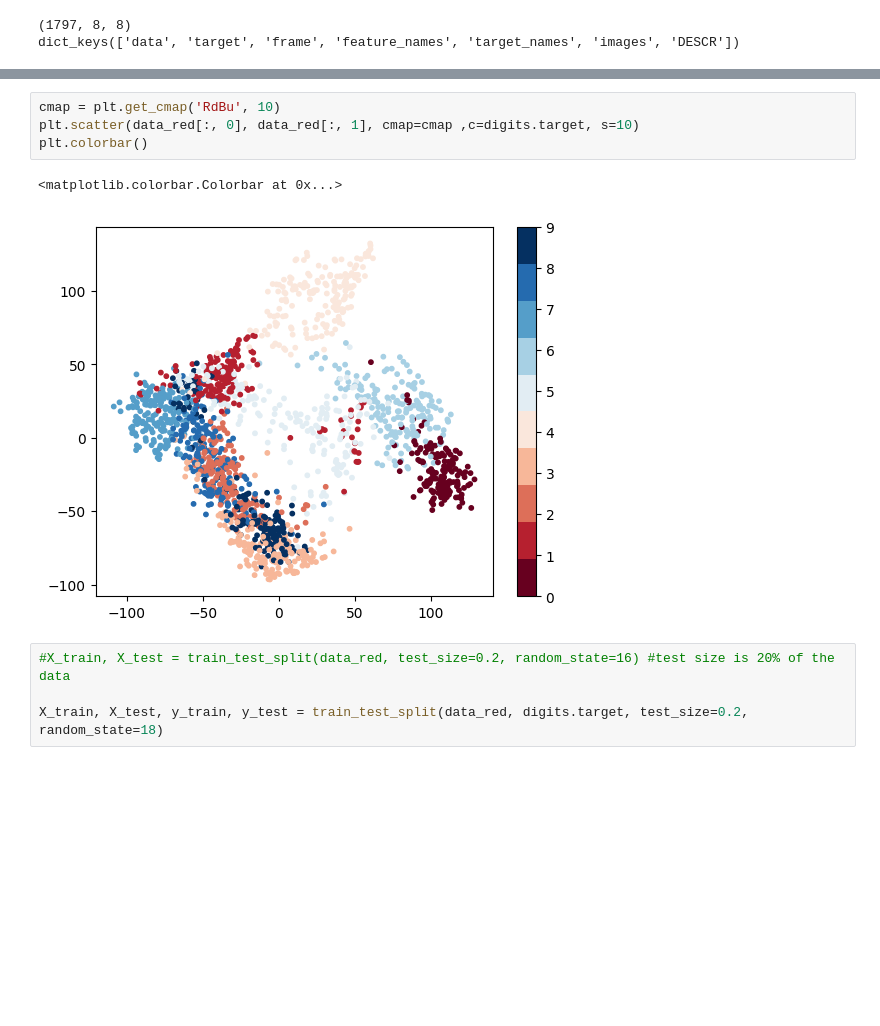
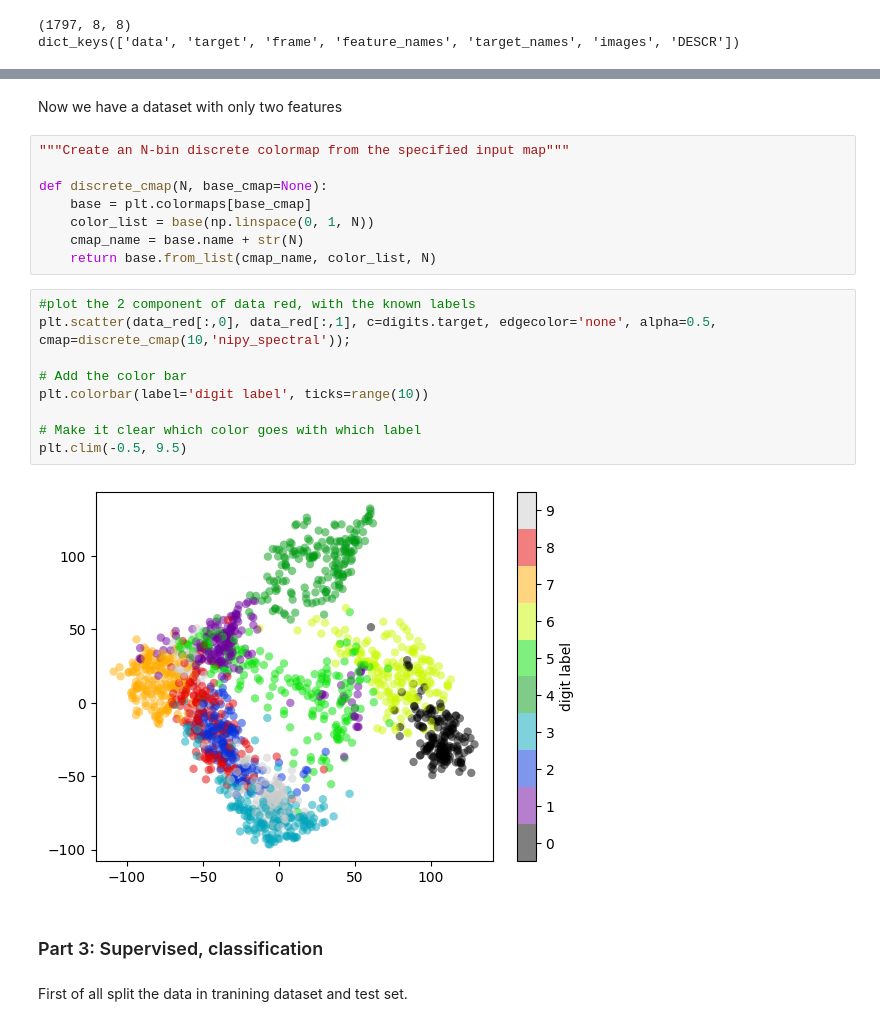
Before and after one commit to Sofiadossena/astrostatistics_bicocca_2025, a Jupyter notebook: working/13_Digits.ipynb, the cells around one changed output, grey strips where cells are left out. Cells and saved outputs as stored; diff of their text form; blank space fills up the shorter version.

```diff
--- a/working/13_Digits.ipynb
+++ b/working/13_Digits.ipynb
@@ -69,11 +71,25 @@ data_red.shape
-# %%
-cmap = plt.get_cmap('RdBu', 10)
-plt.scatter(data_red[:, 0], data_red[:, 1], cmap=cmap ,c=digits.target, s=10)
-plt.colorbar()
-# %% [output]
-<matplotlib.colorbar.Colorbar at 0x...>
-[figure, removed]
-# %%
-#X_train, X_test = train_test_split(data_red, test_size=0.2, random_state=16) #test size is 20% of the data
-
-X_train, X_test, y_train, y_test = train_test_split(data_red, digits.target, test_size=0.2, random_state=18)
+# %% [markdown]
+Now we have a dataset with only two features
+# %%
+"""Create an N-bin discrete colormap from the specified input map"""
+
+def discrete_cmap(N, base_cmap=None):
+    base = plt.colormaps[base_cmap]
+    color_list = base(np.linspace(0, 1, N))
+    cmap_name = base.name + str(N)
+    return base.from_list(cmap_name, color_list, N)
+# %%
+#plot the 2 component of data red, with the known labels
+plt.scatter(data_red[:,0], data_red[:,1], c=digits.target, edgecolor='none', alpha=0.5, cmap=discrete_cmap(10,'nipy_spectral'));
+
+# Add the color bar
+plt.colorbar(label='digit label', ticks=range(10))
+
+# Make it clear which color goes with which label
+plt.clim(-0.5, 9.5)
+# %% [output]
+[figure, added]
+# %% [markdown]
+###  Part 3: Supervised, classification
+# %% [markdown]
+First of all split the data in tranining dataset and test set.
```
Also changed, not shown: parts of 20 cells of this notebook, 1 other file.
